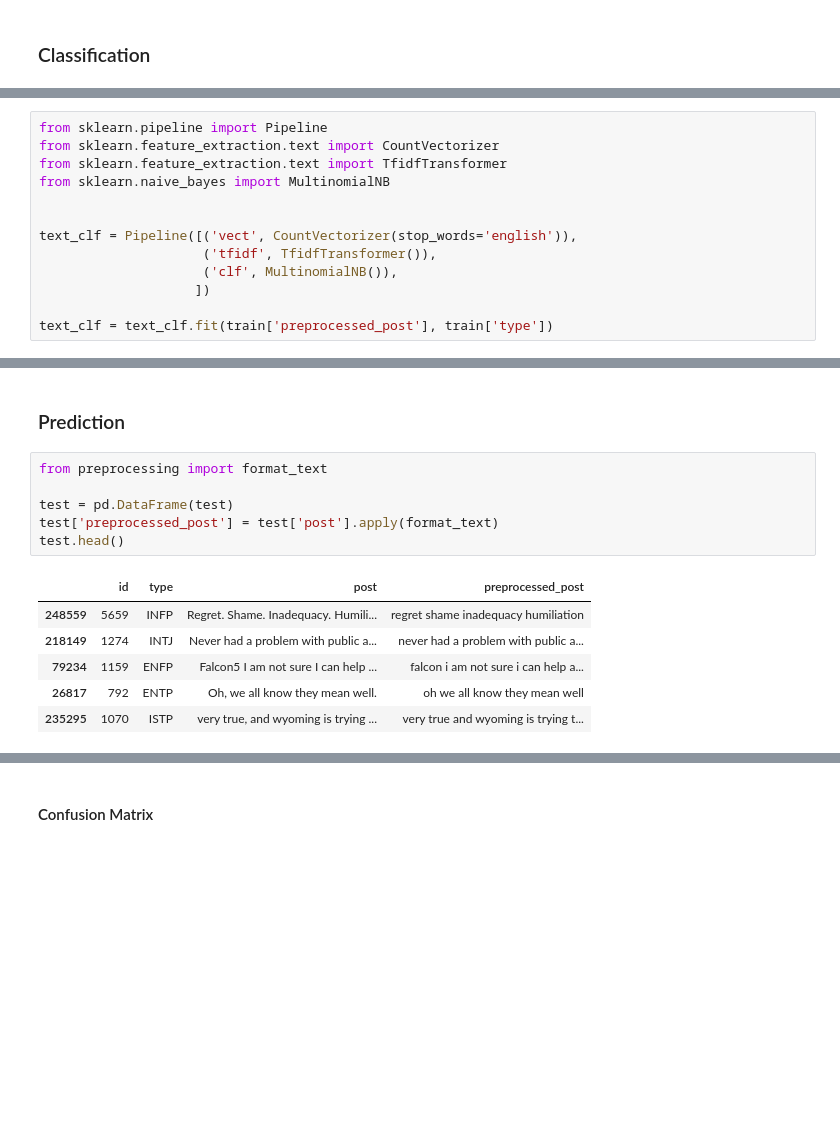
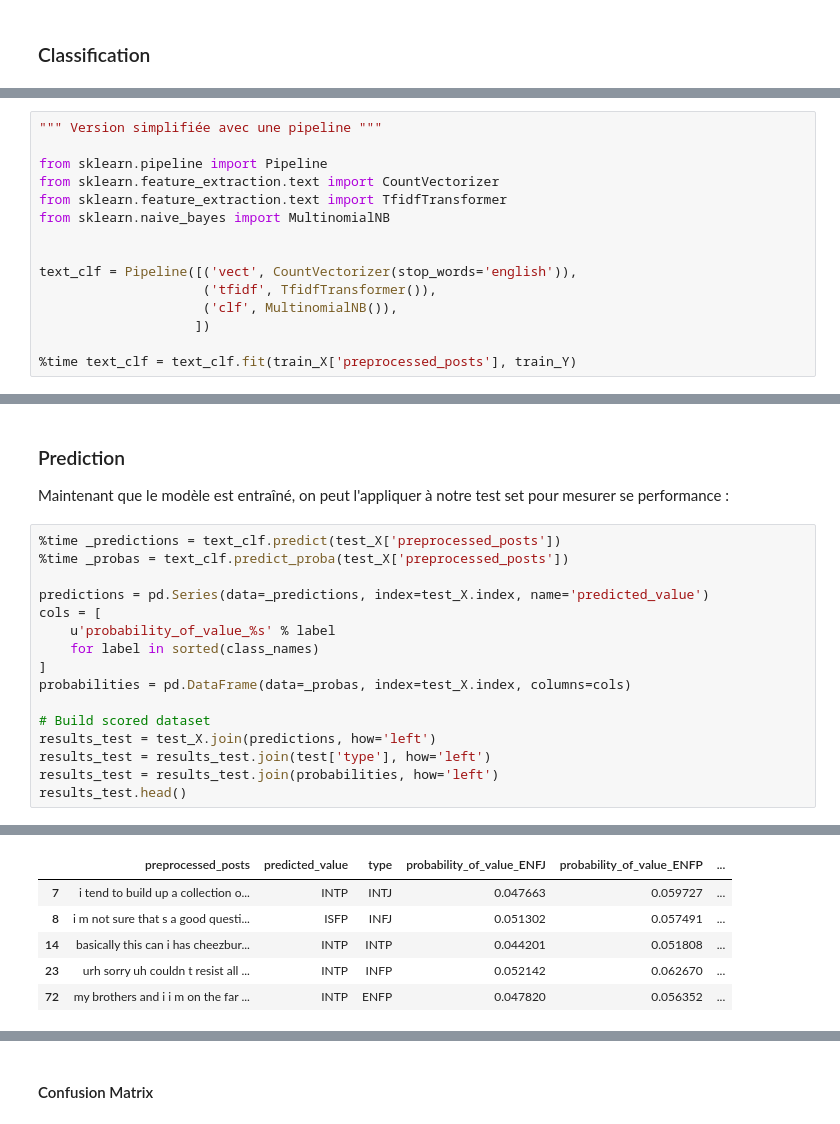
Before and after one commit to literate-waffle/mbti, a Jupyter notebook: mbti.ipynb, the cells around one changed output, grey strips where cells are left out. Drawn from its saved outputs; the diff is of its cells as text; blank space fills up the shorter version.

```diff
--- a/mbti.ipynb
+++ b/mbti.ipynb
@@ -281,4 +364,6 @@ train.head()
 # %%
+""" Version simplifiée avec une pipeline """
+
 from sklearn.pipeline import Pipeline
 from sklearn.feature_extraction.text import CountVectorizer
 from sklearn.feature_extraction.text import TfidfTransformer
@@ -290,5 +375,5 @@ text_clf = Pipeline([('vect', CountVectorizer(stop_words='english')),
                      ('clf', MultinomialNB()),
                     ])
 
-text_clf = text_clf.fit(train['preprocessed_post'], train['type'])
+%time text_clf = text_clf.fit(train_X['preprocessed_posts'], train_Y)
 # %% [output]
@@ -296,15 +382,21 @@ NameError: name 'train' is not defined
-# %% [markdown]
-### Prediction
-# %%
-from preprocessing import format_text
-
-test = pd.DataFrame(test)
-test['preprocessed_post'] = test['post'].apply(format_text)
-test.head()
-# %% [output]
-|  | id | type | post | preprocessed_post |
-| 248559 | 5659 | INFP | Regret. Shame. Inadequacy. Humili... | regret shame inadequacy humiliation |
-| 218149 | 1274 | INTJ | Never had a problem with public a... | never had a problem with public a... |
-| 79234 | 1159 | ENFP | Falcon5 I am not sure I can help ... | falcon i am not sure i can help a... |
-| 26817 | 792 | ENTP | Oh, we all know they mean well. | oh we all know they mean well |
-| 235295 | 1070 | ISTP | very true, and wyoming is trying ... | very true and wyoming is trying t... |
+# %% [markdown]
+### Prediction
+
+Maintenant que le modèle est entraîné, on peut l'appliquer à notre test set pour mesurer se performance :
+# %%
+%time _predictions = text_clf.predict(test_X['preprocessed_posts'])
+%time _probas = text_clf.predict_proba(test_X['preprocessed_posts'])
+
+predictions = pd.Series(data=_predictions, index=test_X.index, name='predicted_value')
+cols = [
+    u'probability_of_value_%s' % label
+    for label in sorted(class_names)
+]
+probabilities = pd.DataFrame(data=_probas, index=test_X.index, columns=cols)
+
+# Build scored dataset
+results_test = test_X.join(predictions, how='left')
+results_test = results_test.join(test['type'], how='left')
+results_test = results_test.join(probabilities, how='left')
+results_test.head()
+# %% [output]
@@ -310,0 +407,6 @@ test.head()
+|  | preprocessed_posts | predicted_value | type | probability_of_value_ENFJ | probability_of_value_ENFP | ... |
+| 7 | i tend to build up a collection o... | INTP | INTJ | 0.047663 | 0.059727 | ... |
+| 8 | i m not sure that s a good questi... | ISFP | INFJ | 0.051302 | 0.057491 | ... |
+| 14 | basically this can i has cheezbur... | INTP | INTP | 0.044201 | 0.051808 | ... |
+| 23 | urh sorry uh couldn t resist all ... | INTP | INFP | 0.052142 | 0.062670 | ... |
+| 72 | my brothers and i i m on the far ... | INTP | ENFP | 0.047820 | 0.056352 | ... |
```
Also changed, not shown: parts of 31 cells of this notebook.
